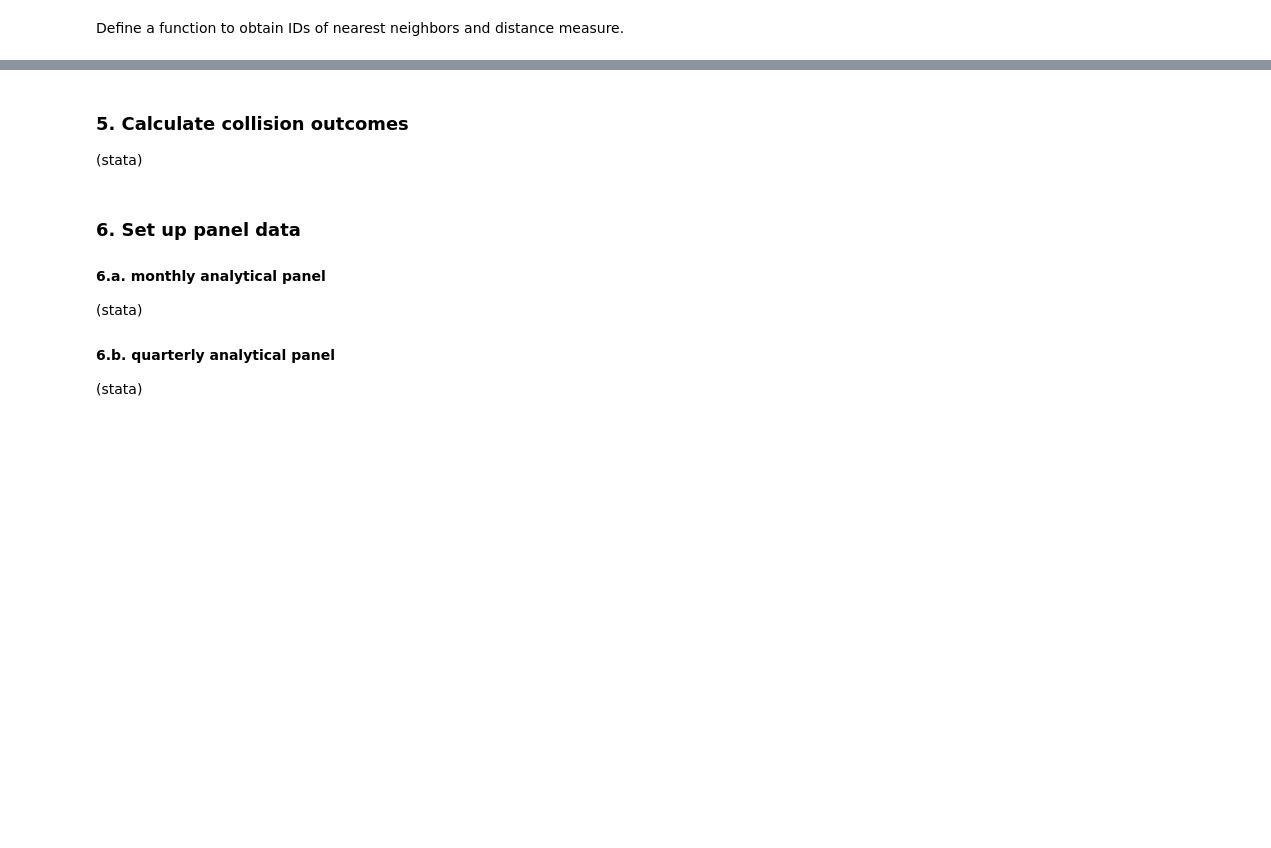
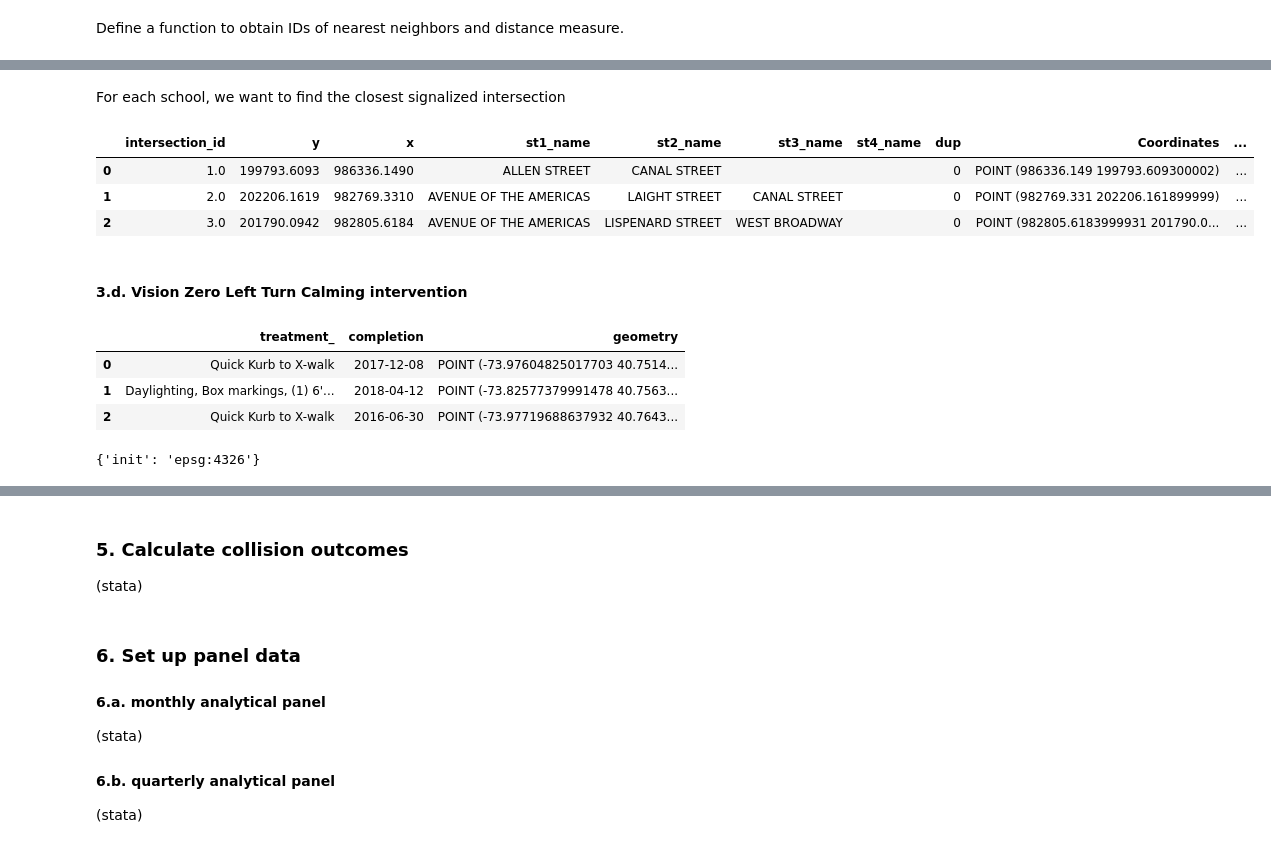
Before and after one commit to jeremysze/LPIS, a Jupyter notebook: Impact-Evaluation-of-Leading-Pedestrian-Interval-Signals.ipynb, the cells around one changed output, grey strips where cells are left out. Drawn from its saved outputs; the diff is of its cells as text; code cells hidden in the pictures; blank space fills up the shorter version.

```diff
--- a/Impact-Evaluation-of-Leading-Pedestrian-Interval-Signals.ipynb
+++ b/Impact-Evaluation-of-Leading-Pedestrian-Interval-Signals.ipynb
@@ -232,0 +316,2 @@ Read the
+# %%
+sig_inters_gdf.drop(['LPIS_ID'], axis=1, inplace=True)
@@ -232,0 +345,13 @@ Read the
+# %% [markdown]
+For each school, we want to find the closest signalized intersection
+# %%
+sig_inters_gdf[['distance_to_Sch','nearest_Sch']] = ckdnearest(sig_inters_gdf, school_gdf,'uid')
+# %%
+sig_inters_gdf.head(3)
+# %% [output]
+|  | intersection_id | y | x | st1_name | st2_name | st3_name | st4_name | dup | Coordinates | ... |
+| 0 | 1.0 | 199793.6093 | 986336.1490 | ALLEN STREET | CANAL STREET |  |  | 0 | POINT (986336.149 199793.609300002) | ... |
+| 1 | 2.0 | 202206.1619 | 982769.3310 | AVENUE OF THE AMERICAS | LAIGHT STREET | CANAL STREET |  | 0 | POINT (982769.331 202206.161899999) | ... |
+| 2 | 3.0 | 201790.0942 | 982805.6184 | AVENUE OF THE AMERICAS | LISPENARD STREET | WEST BROADWAY |  | 0 | POINT (982805.6183999931 201790.0... | ... |
+# %% [markdown]
+#### 3.d. Vision Zero Left Turn Calming intervention
@@ -232,0 +362,11 @@ Read the
+# %%
+ltc_gdf.head(3)
+# %% [output]
+|  | treatment_ | completion | geometry |
+| 0 | Quick Kurb to X-walk | 2017-12-08 | POINT (-73.97604825017703 40.7514... |
+| 1 | Daylighting, Box markings, (1) 6'... | 2018-04-12 | POINT (-73.82577379991478 40.7563... |
+| 2 | Quick Kurb to X-walk | 2016-06-30 | POINT (-73.97719688637932 40.7643... |
+# %%
+ltc_gdf.crs
+# %% [output]
+{'init': 'epsg:4326'}
```
Also changed, not shown: parts of 140 cells of this notebook.
